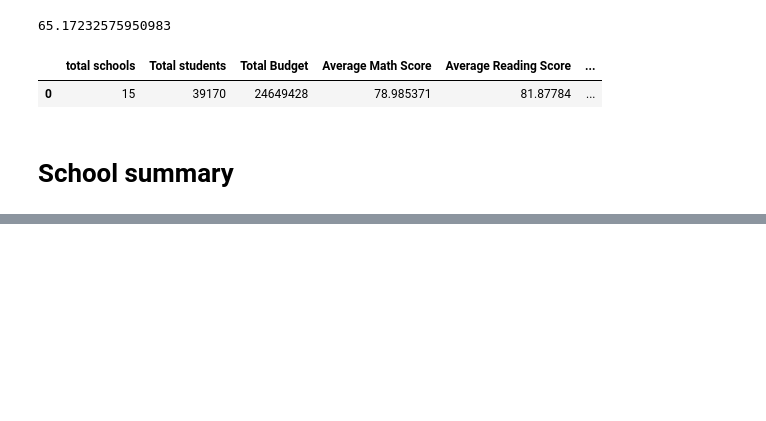
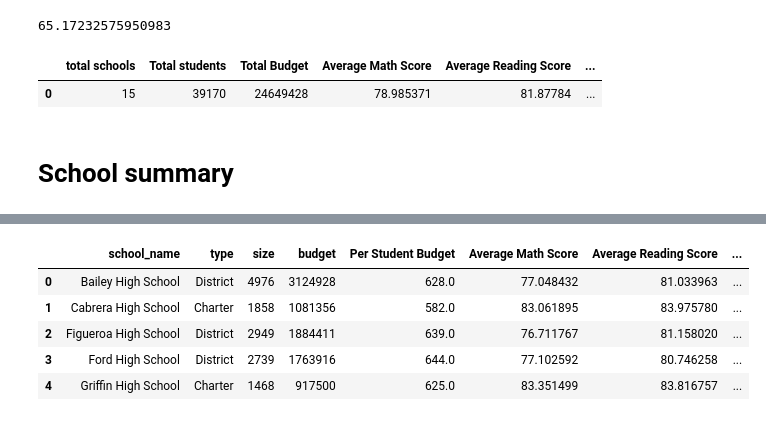
Before and after one commit to bhubh/pandas_challenge, a Jupyter notebook: PyCitySchools/PyCitySchools.ipynb, the cells around one changed output, grey strips where cells are left out. Saved outputs shown, nothing was run; the diff lists cells and outputs as text; code cells hidden in the pictures; blank space fills up the shorter version.

```diff
--- a/PyCitySchools/PyCitySchools.ipynb
+++ b/PyCitySchools/PyCitySchools.ipynb
@@ -141,9 +160,14 @@ average_reading_score = pd.DataFrame(schools_complete_df.groupby("school_name",a
 # calculating math pass percentage for each school
 math_pass_school = math_pass_df.groupby("school_name", as_index = False)["Student ID"].count()
 #math_pass_school
-percentage_math_pass_school = 100*(math_pass_school/total_school_students)
+percentage_math_pass_school = 100*(math_pass_school["Student ID"]/total_school_students)
 # %%
 # calculating reading pass percentage for each school
 reading_pass_school = reading_pass_df.groupby("school_name", as_index = False)["Student ID"].count()
 #reading_pass_school
-percentage_reading_pass_school = 100*(reading_pass_school/total_school_students)
+percentage_reading_pass_school = 100*(reading_pass_school["Student ID"]/total_school_students)
+# %%
+#calculating overall passing students percentage
+total_pass_school = total_pass_df.groupby("school_name", as_index = False)["Student ID"].count()
+#total_pass_school
+percentage_total_pass_school = 100*(total_pass_school["Student ID"]/total_school_students)
@@ -149,0 +223,6 @@ percentage_reading_pass_school = 100*(reading_pass_school/total_school_students)
+# %%
+#creating summary table
+#selecting columns from unique_schools_df
+column_list = ["school_name","type","size","budget"]
+school_summary_df = pd.DataFrame(unique_schools_df[column_list])
+school_summary_df.head()
@@ -149,0 +236,16 @@ percentage_reading_pass_school = 100*(reading_pass_school/total_school_students)
+# %%
+#adding more columns
+school_summary_df["Per Student Budget"] = school_summary_df["budget"]/school_summary_df["size"]
+school_summary_df["Average Math Score"] = average_math_score["math_score"]
+school_summary_df["Average Reading Score"] = average_reading_score["reading_score"]
+school_summary_df["% Passing Math"] = percentage_math_pass_school
+school_summary_df["% Passing Reading"] = percentage_reading_pass_school
+school_summary_df["% Overall Passing"] = percentage_total_pass_school
+school_summary_df.head()
+# %% [output]
+|  | school_name | type | size | budget | Per Student Budget | Average Math Score | Average Reading Score | ... |
+| 0 | Bailey High School | District | 4976 | 3124928 | 628.0 | 77.048432 | 81.033963 | ... |
+| 1 | Cabrera High School | Charter | 1858 | 1081356 | 582.0 | 83.061895 | 83.975780 | ... |
+| 2 | Figueroa High School | District | 2949 | 1884411 | 639.0 | 76.711767 | 81.158020 | ... |
+| 3 | Ford High School | District | 2739 | 1763916 | 644.0 | 77.102592 | 80.746258 | ... |
+| 4 | Griffin High School | Charter | 1468 | 917500 | 625.0 | 83.351499 | 83.816757 | ... |
```
Also changed, not shown: parts of 6 cells of this notebook.
